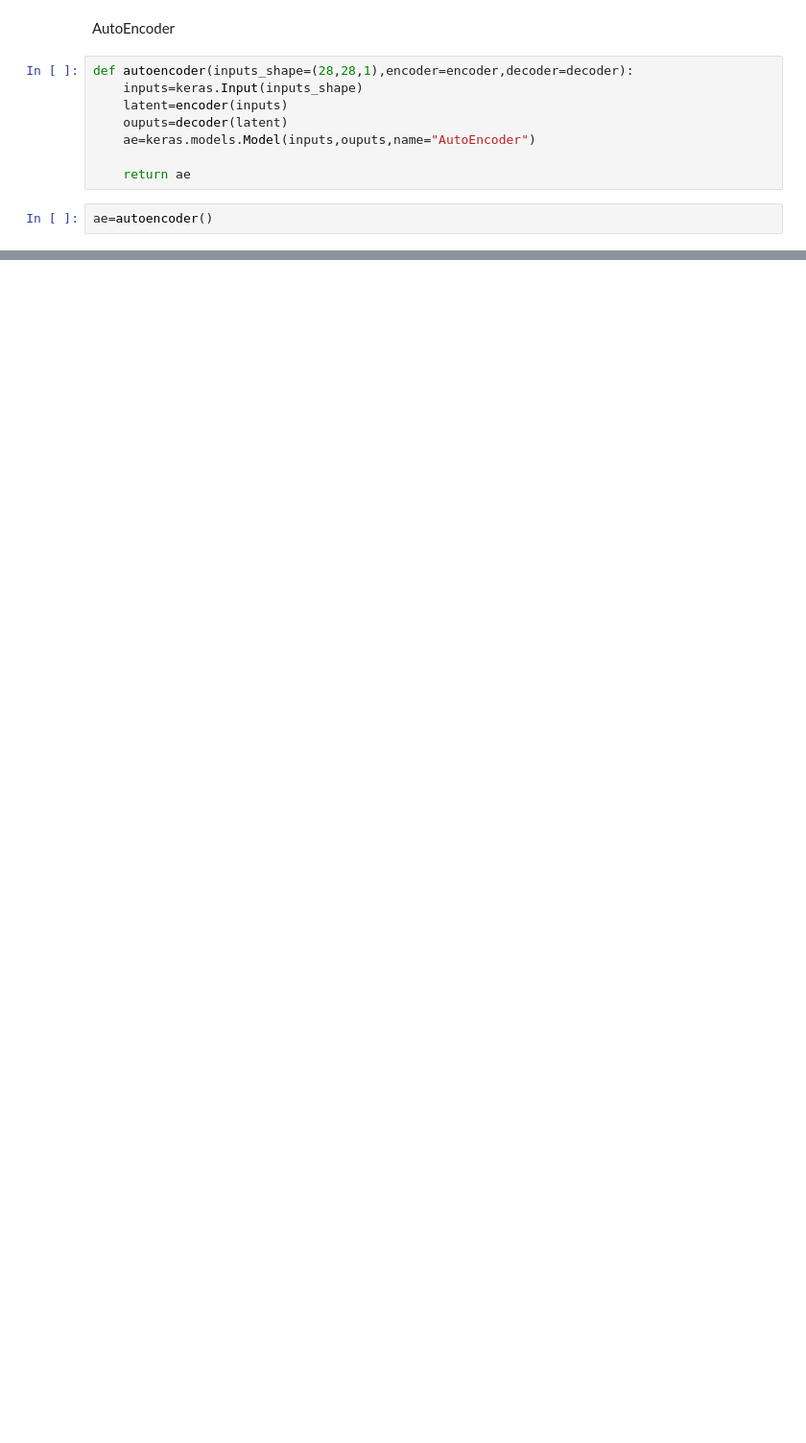
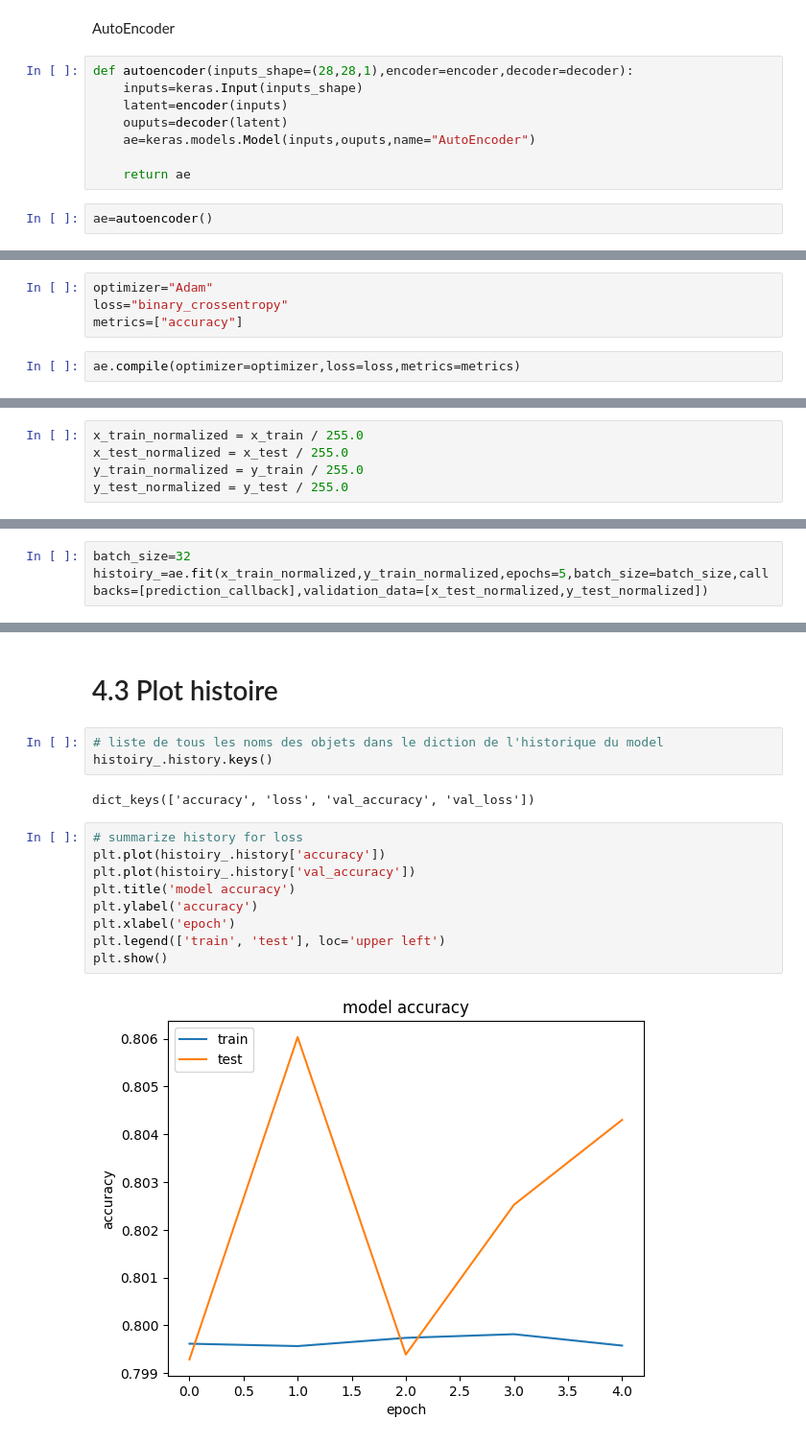
Before and after one commit to Oumar-DIONE/AutoEncoder, a Jupyter notebook: Codes/AE_model1.ipynb, the cells around one changed output, grey strips where cells are left out. Shown at 96% size. Drawn from its saved outputs; the diff is of its cells as text; blank space fills up the shorter version.

Commit message:
Ajout de fonctions : Train and CallBacks

```diff
--- a/Codes/AE_model1.ipynb
+++ b/Codes/AE_model1.ipynb
@@ -254,0 +289,6 @@ Model: "AutoEncoder"
+# %%
+optimizer="Adam"
+loss="binary_crossentropy"
+metrics=["accuracy"]
+# %%
+ae.compile(optimizer=optimizer,loss=loss,metrics=metrics)
@@ -254,0 +297,5 @@ Model: "AutoEncoder"
+# %%
+x_train_normalized = x_train / 255.0
+x_test_normalized = x_test / 255.0
+y_train_normalized = y_train / 255.0
+y_test_normalized = y_test / 255.0
@@ -254,0 +306,3 @@ Model: "AutoEncoder"
+# %%
+batch_size=32
+histoiry_=ae.fit(x_train_normalized,y_train_normalized,epochs=5,batch_size=batch_size,callbacks=[prediction_callback],validation_data=[x_test_normalized,y_test_normalized])
@@ -254,0 +326,18 @@ Model: "AutoEncoder"
+# %% [markdown]
+# 4.3 Plot histoire
+# %%
+# liste de tous les noms des objets dans le diction de l'historique du model
+histoiry_.history.keys()
+# %% [output]
+dict_keys(['accuracy', 'loss', 'val_accuracy', 'val_loss'])
+# %%
+# summarize history for loss
+plt.plot(histoiry_.history['accuracy'])
+plt.plot(histoiry_.history['val_accuracy'])
+plt.title('model accuracy')
+plt.ylabel('accuracy')
+plt.xlabel('epoch')
+plt.legend(['train', 'test'], loc='upper left')
+plt.show()
+# %% [output]
+[figure, added]
```
Also changed, not shown: parts of 31 cells of this notebook, 1 other file.
